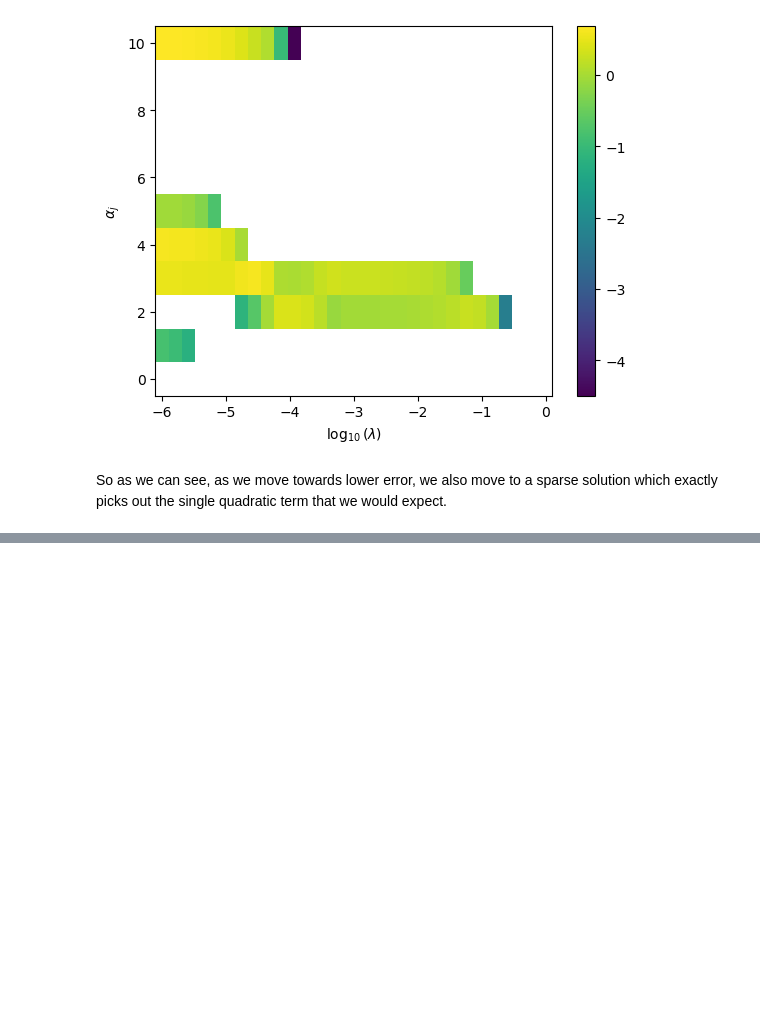
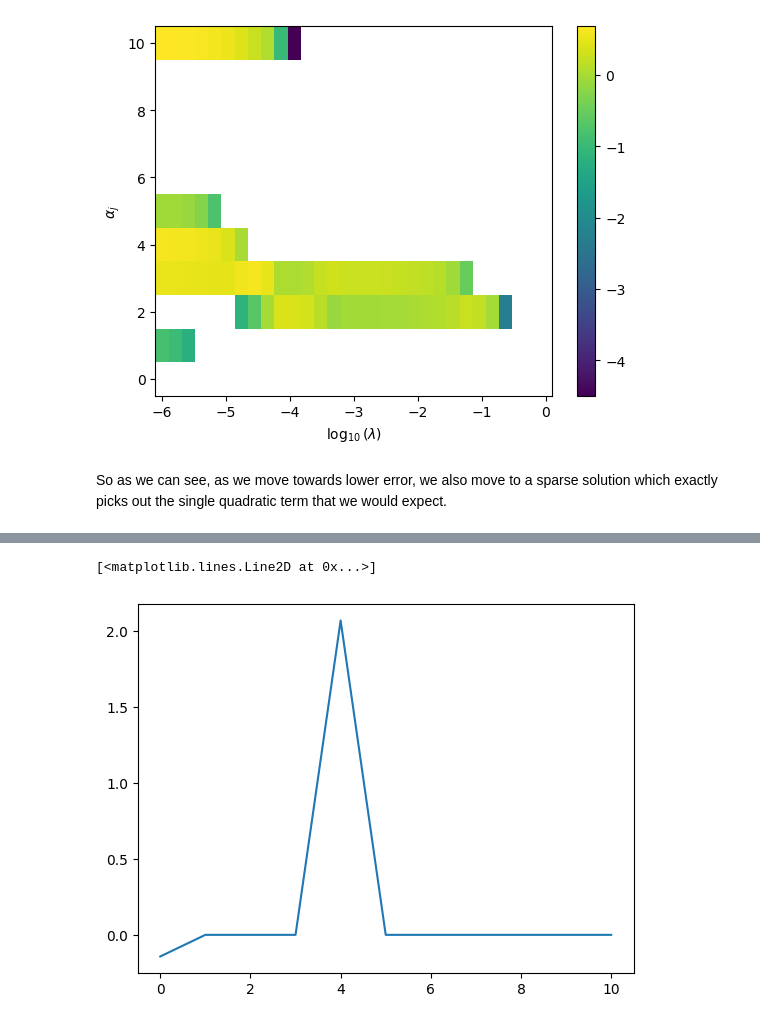
Before and after one commit to cwcurtis/MATH-596-Mathematical-Data-Science, a Jupyter notebook: Lecture_Notes/LASSO_Cross_Validation_Tests.ipynb, the cells around one changed output, grey strips where cells are left out. Cells and saved outputs as stored; diff of their text form; code cells hidden in the pictures; blank space fills up the shorter version.

```diff
--- a/Lecture_Notes/LASSO_Cross_Validation_Tests.ipynb
+++ b/Lecture_Notes/LASSO_Cross_Validation_Tests.ipynb
@@ -174,0 +251,6 @@ but ultimately we need a new software tool by way of the `cvxpy` library.
+# %%
+mchoice_index = 0
+plt.plot(alpha_values[mchoice_index][:pval])
+# %% [output]
+[<matplotlib.lines.Line2D at 0x...>]
+[figure, added]
```
Also changed, not shown: parts of 12 cells of this notebook, 1 other file.
